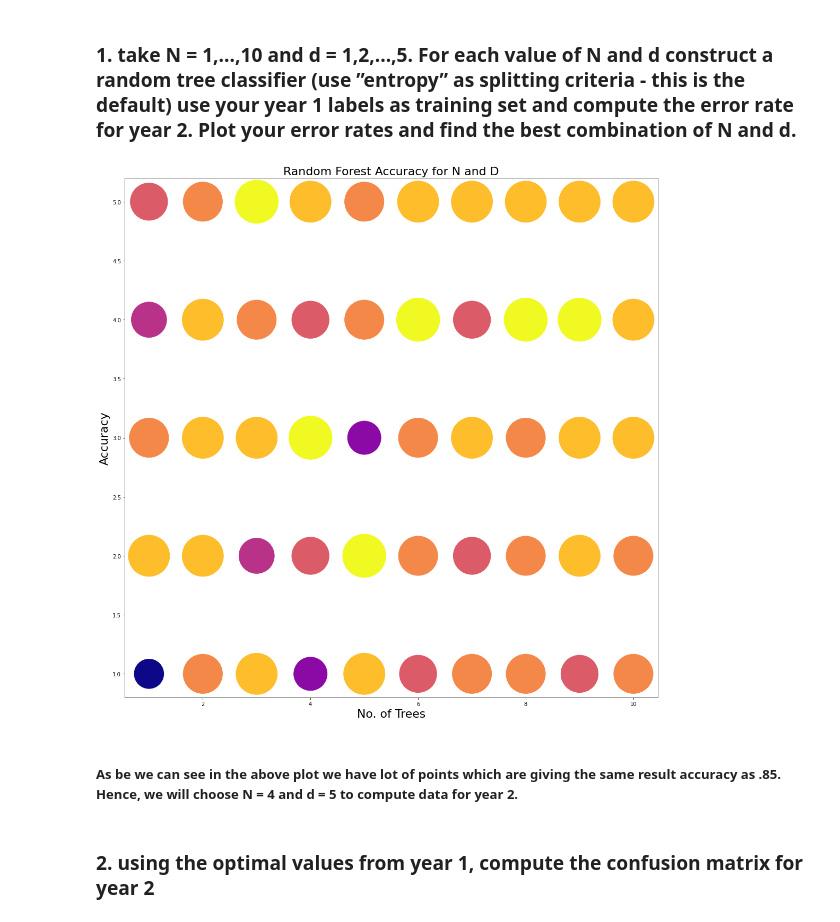
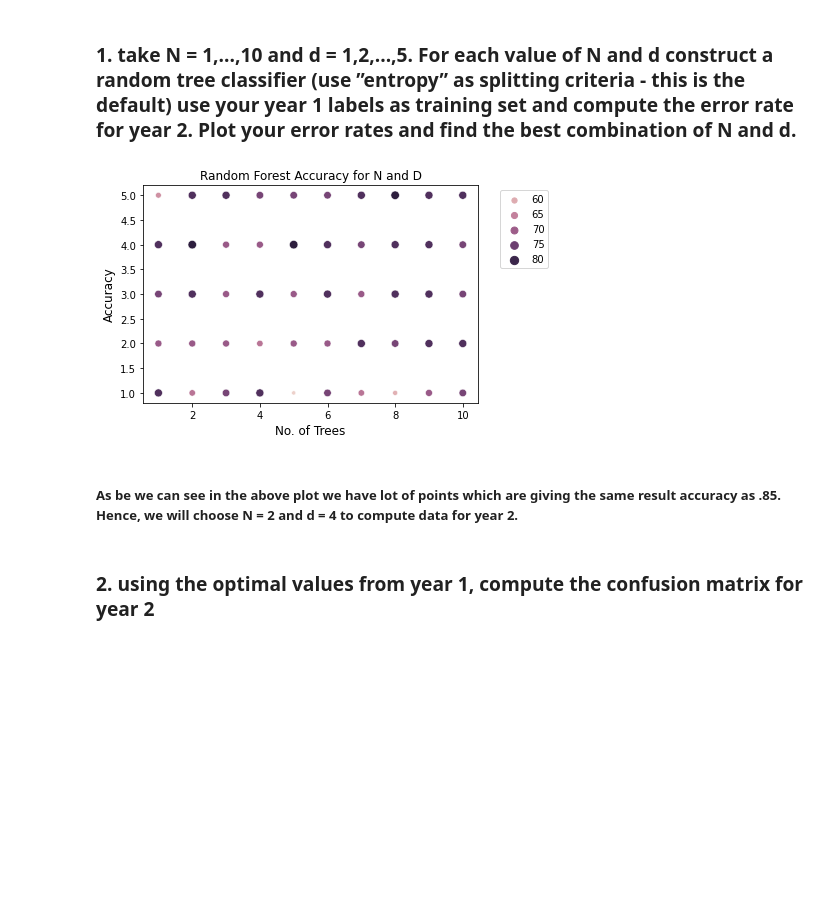
Before and after one commit to deepen1987/Data-Science-with-Python, a Jupyter notebook: School/Assignments/Assignment9/Random_Forest.ipynb, the cells around one changed output. Drawn from its saved outputs; the diff is of its cells as text; code cells hidden in the pictures; blank space fills up the shorter version.

```diff
--- a/School/Assignments/Assignment9/Random_Forest.ipynb
+++ b/School/Assignments/Assignment9/Random_Forest.ipynb
@@ -57,16 +57,16 @@ for n in range(1,11):
         df_rf.loc[a] = [n,d,round(return_value[1],4) * 100]
         a += 1
 # %%
-plt.figure(figsize = (18,18))
-plt.scatter(x = df_rf["n"], y = df_rf["d"], s = df_rf["acc"]**2, c = df_rf["acc"], cmap = "plasma")
-plt.xlabel("No. of Trees", fontsize = 22)
-plt.ylabel("Accuracy", fontsize = 22)
-plt.title("Random Forest Accuracy for N and D", fontsize = 22)
+sns.scatterplot(data = df_rf, x = "n", y = "d", size = "acc", hue = "acc")
+plt.legend(loc = 2, bbox_to_anchor = (1.05,1.0))
+plt.xlabel("No. of Trees", fontsize = 12)
+plt.ylabel("Accuracy", fontsize = 12)
+plt.title("Random Forest Accuracy for N and D", fontsize = 12)
 plt.show()
 # %% [output]
-[figure, old version]
+[figure, new version]
 # %% [markdown]
-##### As be we can see in the above plot we have lot of points which are giving the same result accuracy as .85. Hence, we will choose N = 4 and d = 5 to compute data for year 2.
+##### As be we can see in the above plot we have lot of points which are giving the same result accuracy as .85. Hence, we will choose N = 2 and d = 4 to compute data for year 2.
 # %% [markdown]
 ### 2. using the optimal values from year 1, compute the confusion matrix for year 2
 # %%
```
Also changed, not shown: parts of 5 cells of this notebook, 4 other files.
